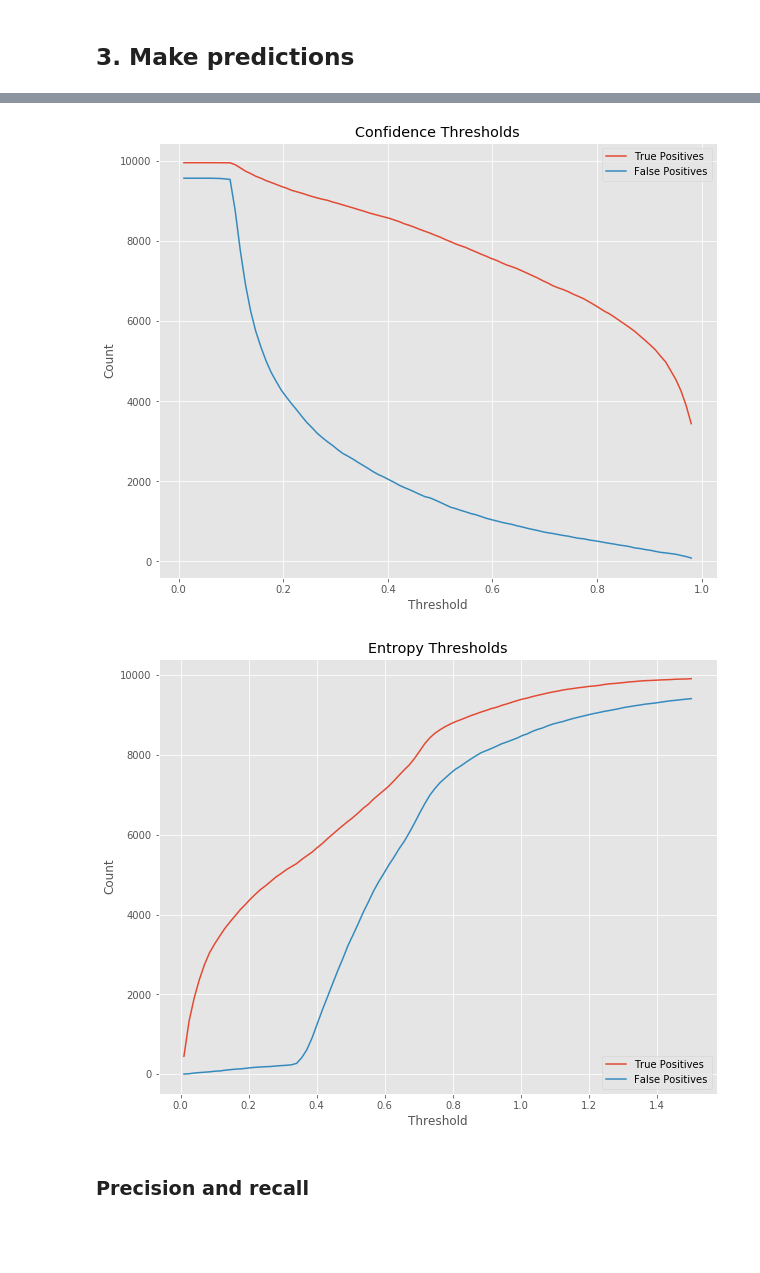
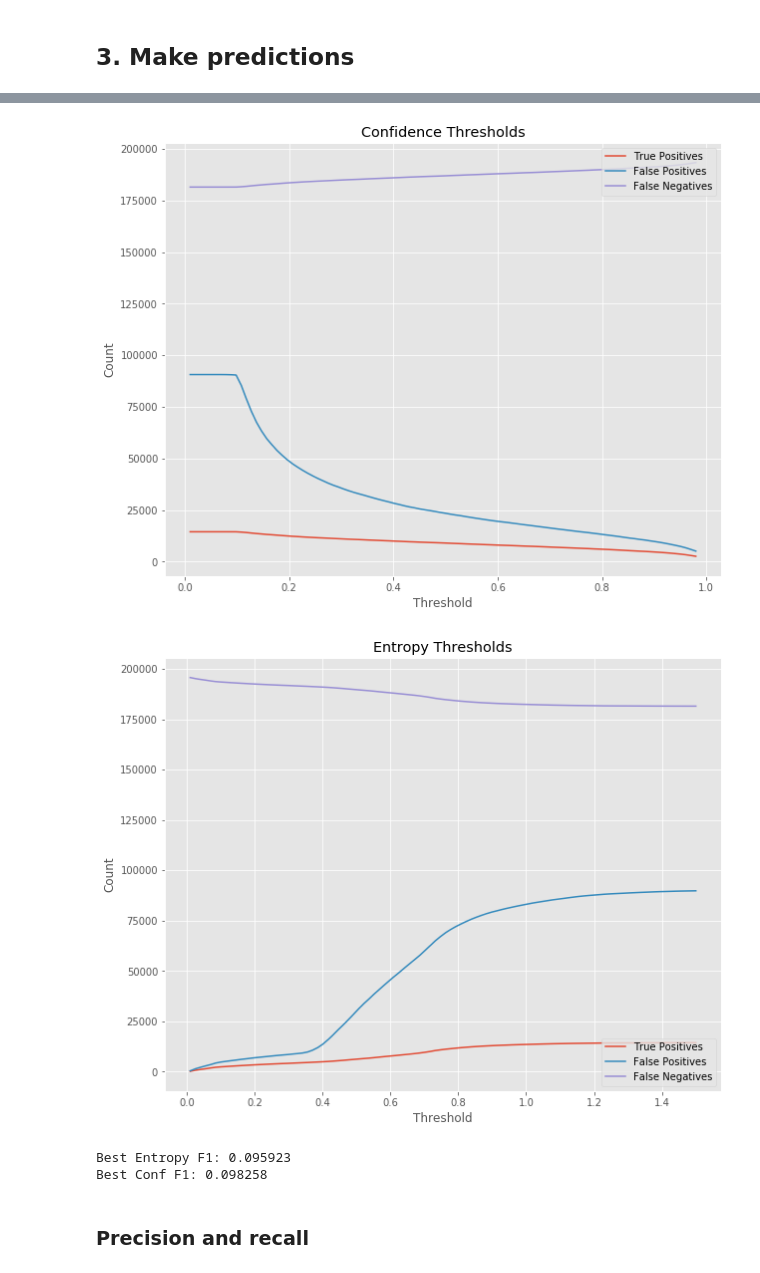
Before and after one commit to mdsmith-cim/ssd_keras, a Jupyter notebook: ssd300_inference_dropout_multi_img-timeseries.ipynb, the cells around one changed output, grey strips where cells are left out. Saved outputs shown, nothing was run; the diff lists cells and outputs as text; code cells hidden in the pictures; blank space fills up the shorter version.

```diff
--- a/ssd300_inference_dropout_multi_img-timeseries.ipynb
+++ b/ssd300_inference_dropout_multi_img-timeseries.ipynb
@@ -446,0 +598,2 @@ for i in results:
+# %%
+results2 = runTimeSeriesProcess(prediction_list, id_list, gt_list, inv_transform_list, original_X_list, 2, 0.65, True)
@@ -447,3 +619,11 @@ for i in results:
+# %%
+prediction_list2 = []
+id_list2 = []
+gt_list2 = []
+for i in results2:
+    prediction_list2.extend(i[0])
+    id_list2.extend(i[1])
+    gt_list2.extend(i[2])
 # %%
 #gt_format={'class_id': 0, 'xmin': 1, 'ymin': 2, 'xmax': 3, 'ymax': 4}
 def get_num_gt_per_class(verbose=True):
@@ -517,6 +697,7 @@ def match_predictions(prediction_list, id_list, gt_list,
     # Convert the ground truth to a more efficient format for what we need
     # to do, which is access ground truth by image ID repeatedly.
     ground_truth = {}
+    n_images = len(prediction_list)
     for i in range(n_images):
         image_id = str(id_list[i])
         labels = gt_list[i]
@@ -692,8 +873,8 @@ thresholds_entropy = np.linspace(0.01, 1.5, 100, endpoint=True)
 # %%
 threshold_confidence_results = np.empty((len(thresholds_confidence), 3), dtype=np.int)
 for i, conf_thresh in tqdm(enumerate(thresholds_confidence), total=len(thresholds_confidence)):
-    new_pred_list = threshold_predictions(prediction_list, 'confidence', conf_thresh)
-    tp, fp = match_predictions(new_pred_list, id_list, gt_list)
+    new_pred_list = threshold_predictions(prediction_list2, 'confidence', conf_thresh)
+    tp, fp = match_predictions(new_pred_list, id_list2, gt_list2)
     total_tp = get_total(tp)
     total_fp = get_total(fp)
     total_fn = getNumFalseNegatives(num_gt_per_class, tp).sum()
@@ -718,23 +932,23 @@ plt.style.use('ggplot')
 # %%
 
 fig, ax0 = plt.subplots(nrows=1,ncols=1, figsize=(10, 8))
 ax0.set(title='Confidence Thresholds', xlabel='Threshold', ylabel='Count')
 ax0.plot(thresholds_confidence, threshold_confidence_results[:,0], "-", label="%s" % ('True Positives', ))
 ax0.plot(thresholds_confidence, threshold_confidence_results[:,1], "-", label="%s" % ('False Positives', ))
-# ax0.plot(thresholds_confidence, threshold_confidence_results[:,2], "-", label="%s" % ('False Negatives', ))
+ax0.plot(thresholds_confidence, threshold_confidence_results[:,2], "-", label="%s" % ('False Negatives', ))
 ax0.legend(loc="upper right")
 
-fig.savefig('thresholds_conf.pdf')
+fig.savefig('thresholds_conf_kitti_time.pdf')
 # %% [output]
-[figure, old version]
+[figure, new version]
 # %%
 fig, ax0 = plt.subplots(nrows=1,ncols=1, figsize=(10, 8))
 ax0.set(title='Entropy Thresholds', xlabel='Threshold', ylabel='Count')
 ax0.plot(thresholds_entropy, threshold_entropy_results[:,0], "-", label="%s" % ('True Positives', ))
 ax0.plot(thresholds_entropy, threshold_entropy_results[:,1], "-", label="%s" % ('False Positives', ))
-# ax0.plot(thresholds_entropy, threshold_entropy_results[:,2], "-", label="%s" % ('False Negatives', ))
+ax0.plot(thresholds_entropy, threshold_entropy_results[:,2], "-", label="%s" % ('False Negatives', ))
 ax0.legend(loc="lower right")
 
-fig.savefig('thresholds_entropy.pdf')
+fig.savefig('thresholds_entropy_kitti_time.pdf')
 # %% [output]
-[figure, old version]
+[figure, new version]
@@ -741,3 +963,9 @@ fig.savefig('thresholds_entropy.pdf')
+# %%
+print('Best Entropy F1: %f' % getbestF1(threshold_entropy_results))
+print('Best Conf F1: %f' % getbestF1(threshold_confidence_results))
+# %% [output]
+Best Entropy F1: 0.095923
+Best Conf F1: 0.098258
 # %% [markdown]
 ### Precision and recall
 # %%
```
Also changed, not shown: parts of 18 cells of this notebook, 2 other files.
